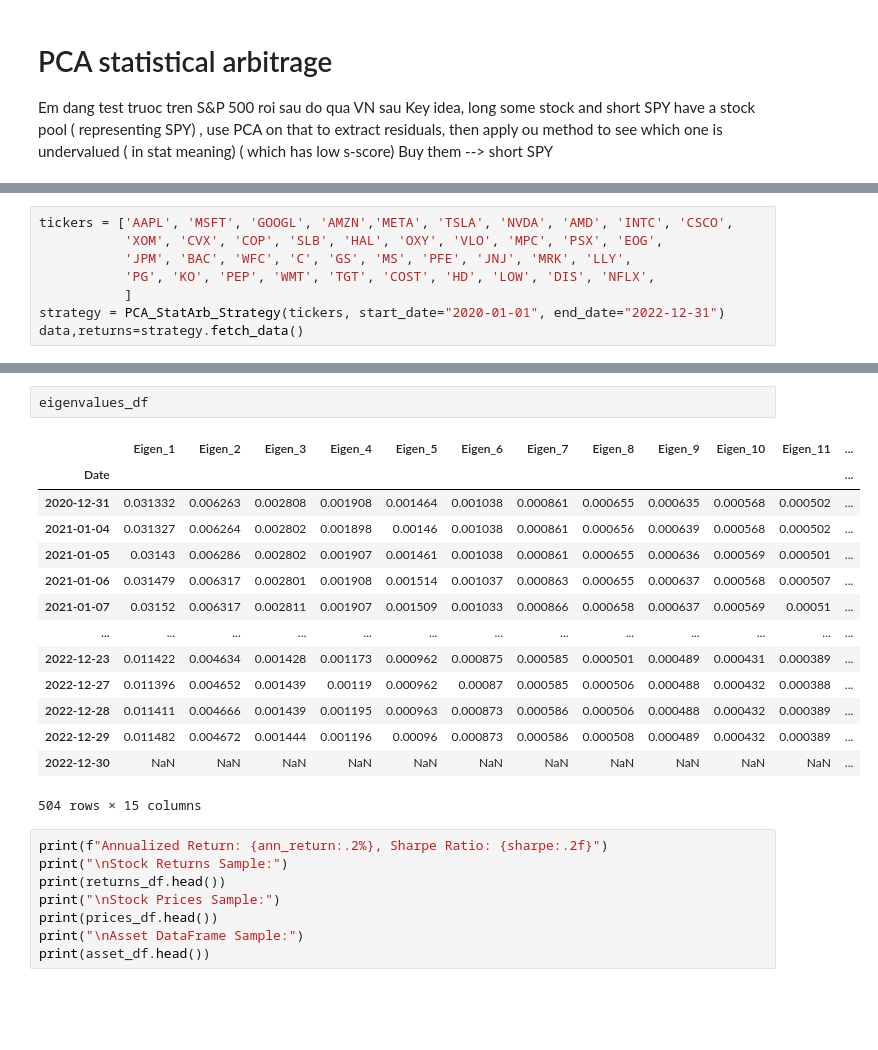
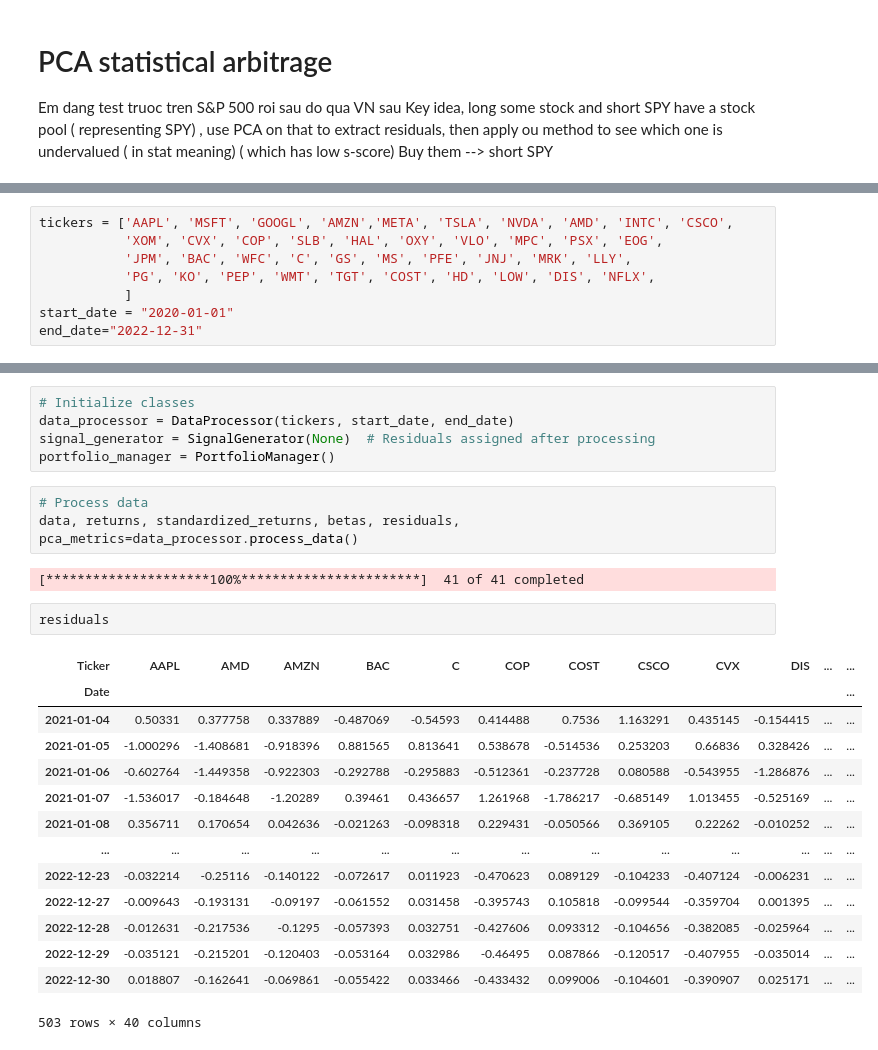
Before and after one commit to algotrade-research/Statisical-Arbitrage, a Jupyter notebook: pca.ipynb, the cells around one changed output, grey strips where cells are left out. Cells and saved outputs as stored; diff of their text form; blank space fills up the shorter version.

```diff
--- a/pca.ipynb
+++ b/pca.ipynb
@@ -257,5 +528,5 @@ tickers = ['AAPL', 'MSFT', 'GOOGL', 'AMZN','META', 'TSLA', 'NVDA', 'AMD', 'INTC'
            'JPM', 'BAC', 'WFC', 'C', 'GS', 'MS', 'PFE', 'JNJ', 'MRK', 'LLY',
            'PG', 'KO', 'PEP', 'WMT', 'TGT', 'COST', 'HD', 'LOW', 'DIS', 'NFLX',
            ]
-strategy = PCA_StatArb_Strategy(tickers, start_date="2020-01-01", end_date="2022-12-31")
-data,returns=strategy.fetch_data()
+start_date = "2020-01-01"
+end_date="2022-12-31"
@@ -328,25 +533,27 @@ loadings_all
-# %%
-eigenvalues_df
-# %% [output]
-|  | Eigen_1 | Eigen_2 | Eigen_3 | Eigen_4 | Eigen_5 | Eigen_6 | Eigen_7 | Eigen_8 | Eigen_9 | Eigen_10 | Eigen_11 | ... |
-| Date |  |  |  |  |  |  |  |  |  |  |  | ... |
-| 2020-12-31 | 0.031332 | 0.006263 | 0.002808 | 0.001908 | 0.001464 | 0.001038 | 0.000861 | 0.000655 | 0.000635 | 0.000568 | 0.000502 | ... |
-| 2021-01-04 | 0.031327 | 0.006264 | 0.002802 | 0.001898 | 0.00146 | 0.001038 | 0.000861 | 0.000656 | 0.000639 | 0.000568 | 0.000502 | ... |
-| 2021-01-05 | 0.03143 | 0.006286 | 0.002802 | 0.001907 | 0.001461 | 0.001038 | 0.000861 | 0.000655 | 0.000636 | 0.000569 | 0.000501 | ... |
-| 2021-01-06 | 0.031479 | 0.006317 | 0.002801 | 0.001908 | 0.001514 | 0.001037 | 0.000863 | 0.000655 | 0.000637 | 0.000568 | 0.000507 | ... |
-| 2021-01-07 | 0.03152 | 0.006317 | 0.002811 | 0.001907 | 0.001509 | 0.001033 | 0.000866 | 0.000658 | 0.000637 | 0.000569 | 0.00051 | ... |
-| ... | ... | ... | ... | ... | ... | ... | ... | ... | ... | ... | ... | ... |
-| 2022-12-23 | 0.011422 | 0.004634 | 0.001428 | 0.001173 | 0.000962 | 0.000875 | 0.000585 | 0.000501 | 0.000489 | 0.000431 | 0.000389 | ... |
-| 2022-12-27 | 0.011396 | 0.004652 | 0.001439 | 0.00119 | 0.000962 | 0.00087 | 0.000585 | 0.000506 | 0.000488 | 0.000432 | 0.000388 | ... |
-| 2022-12-28 | 0.011411 | 0.004666 | 0.001439 | 0.001195 | 0.000963 | 0.000873 | 0.000586 | 0.000506 | 0.000488 | 0.000432 | 0.000389 | ... |
-| 2022-12-29 | 0.011482 | 0.004672 | 0.001444 | 0.001196 | 0.00096 | 0.000873 | 0.000586 | 0.000508 | 0.000489 | 0.000432 | 0.000389 | ... |
-| 2022-12-30 | NaN | NaN | NaN | NaN | NaN | NaN | NaN | NaN | NaN | NaN | NaN | ... |
-504 rows × 15 columns
-# %%
-print(f"Annualized Return: {ann_return:.2%}, Sharpe Ratio: {sharpe:.2f}")
-print("\nStock Returns Sample:")
-print(returns_df.head())
-print("\nStock Prices Sample:")
-print(prices_df.head())
-print("\nAsset DataFrame Sample:")
-print(asset_df.head())
+# %%
+# Initialize classes
+data_processor = DataProcessor(tickers, start_date, end_date)
+signal_generator = SignalGenerator(None)  # Residuals assigned after processing
+portfolio_manager = PortfolioManager()
+# %%
+# Process data
+data, returns, standardized_returns, betas, residuals, pca_metrics=data_processor.process_data()
+# %% [output]
+[*********************100%***********************]  41 of 41 completed
+# %%
+residuals
+# %% [output]
+| Ticker | AAPL | AMD | AMZN | BAC | C | COP | COST | CSCO | CVX | DIS | ... | ... |
+| Date |  |  |  |  |  |  |  |  |  |  |  | ... |
+| 2021-01-04 | 0.50331 | 0.377758 | 0.337889 | -0.487069 | -0.54593 | 0.414488 | 0.7536 | 1.163291 | 0.435145 | -0.154415 | ... | ... |
+| 2021-01-05 | -1.000296 | -1.408681 | -0.918396 | 0.881565 | 0.813641 | 0.538678 | -0.514536 | 0.253203 | 0.66836 | 0.328426 | ... | ... |
+| 2021-01-06 | -0.602764 | -1.449358 | -0.922303 | -0.292788 | -0.295883 | -0.512361 | -0.237728 | 0.080588 | -0.543955 | -1.286876 | ... | ... |
+| 2021-01-07 | -1.536017 | -0.184648 | -1.20289 | 0.39461 | 0.436657 | 1.261968 | -1.786217 | -0.685149 | 1.013455 | -0.525169 | ... | ... |
+| 2021-01-08 | 0.356711 | 0.170654 | 0.042636 | -0.021263 | -0.098318 | 0.229431 | -0.050566 | 0.369105 | 0.22262 | -0.010252 | ... | ... |
+| ... | ... | ... | ... | ... | ... | ... | ... | ... | ... | ... | ... | ... |
+| 2022-12-23 | -0.032214 | -0.25116 | -0.140122 | -0.072617 | 0.011923 | -0.470623 | 0.089129 | -0.104233 | -0.407124 | -0.006231 | ... | ... |
+| 2022-12-27 | -0.009643 | -0.193131 | -0.09197 | -0.061552 | 0.031458 | -0.395743 | 0.105818 | -0.099544 | -0.359704 | 0.001395 | ... | ... |
+| 2022-12-28 | -0.012631 | -0.217536 | -0.1295 | -0.057393 | 0.032751 | -0.427606 | 0.093312 | -0.104656 | -0.382085 | -0.025964 | ... | ... |
+| 2022-12-29 | -0.035121 | -0.215201 | -0.120403 | -0.053164 | 0.032986 | -0.46495 | 0.087866 | -0.120517 | -0.407955 | -0.035014 | ... | ... |
+| 2022-12-30 | 0.018807 | -0.162641 | -0.069861 | -0.055422 | 0.033466 | -0.433432 | 0.099006 | -0.104601 | -0.390907 | 0.025171 | ... | ... |
+503 rows × 40 columns
```
Also changed, not shown: parts of 11 cells of this notebook.
